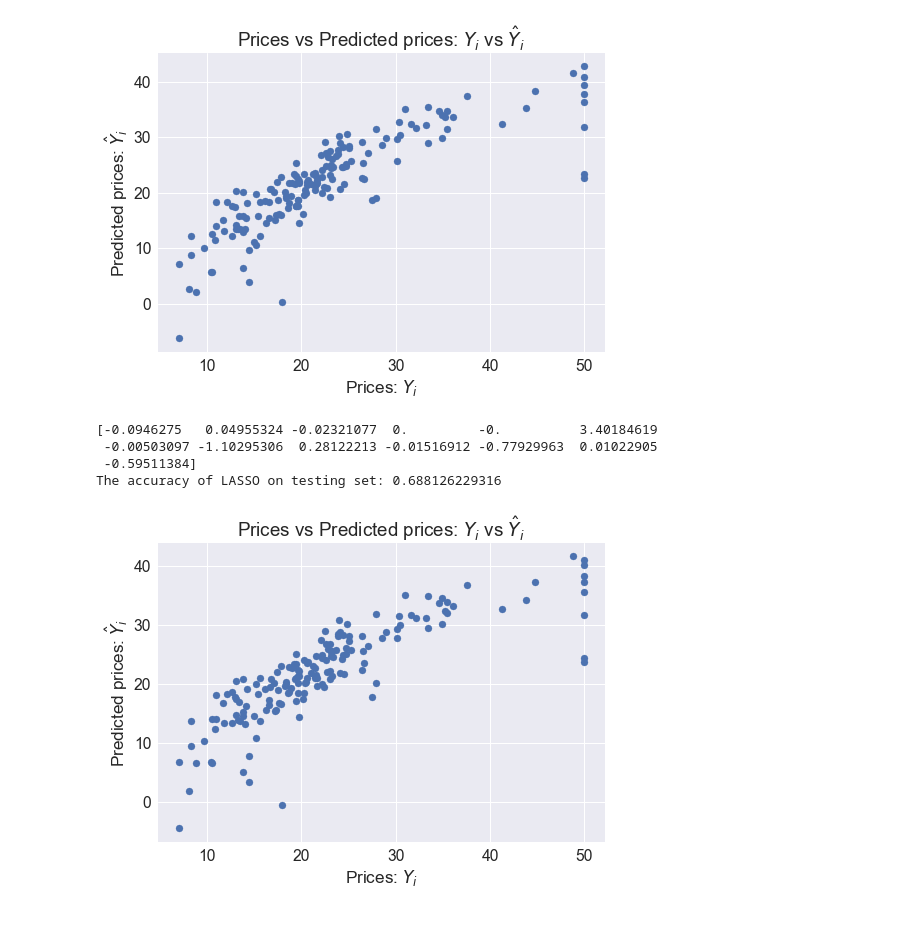
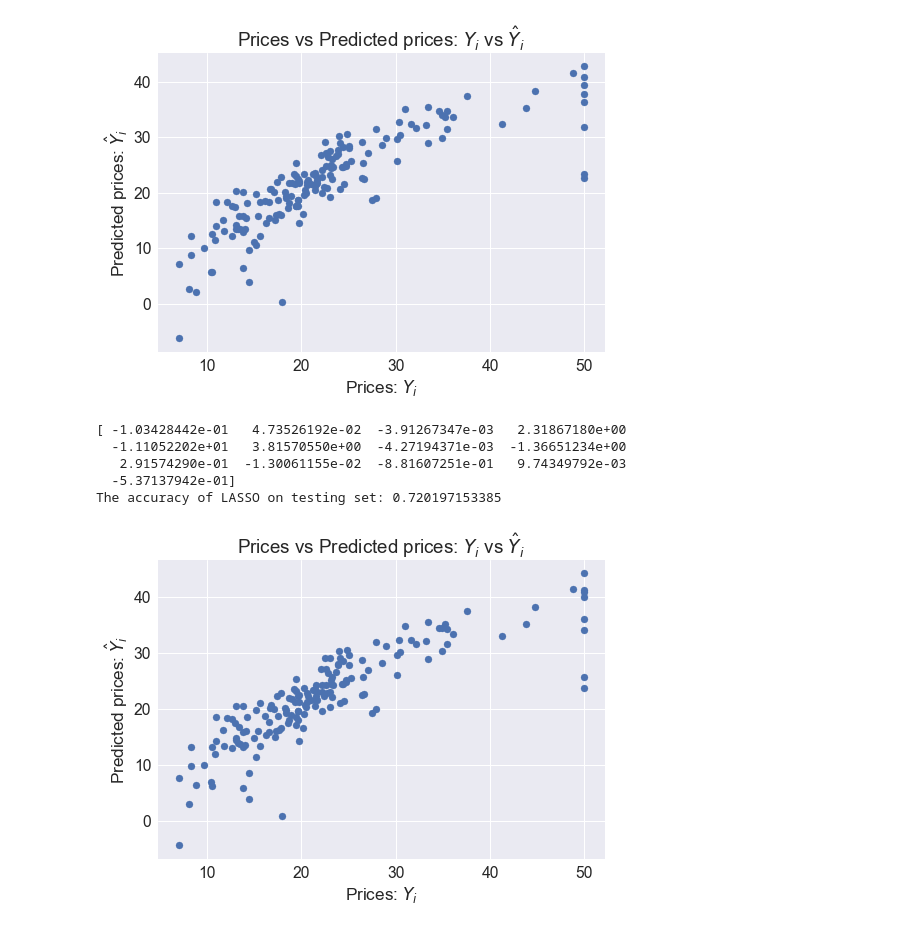
Before and after one commit to spiraleyeld/2nd-ML100Days, a Jupyter notebook: homework/Day_040_HW.ipynb, the cells around one changed output. Saved outputs shown, nothing was run; the diff lists cells and outputs as text; code cells hidden in the pictures.

```diff
--- a/homework/Day_040_HW.ipynb
+++ b/homework/Day_040_HW.ipynb
@@ -122,22 +122,23 @@ print(mse)
 # %%
 from sklearn.linear_model import Lasso
 
-reg = Lasso(alpha=0.2)
+reg = Lasso(alpha=0.02)
 reg.fit(X, y)
 print(reg.coef_) # 印出訓練後的模型參參數
 
 Y_pred = reg.predict(X_test)
 
 plt.scatter(Y_test, Y_pred)
 plt.xlabel("Prices: $Y_i$")
 plt.ylabel("Predicted prices: $\hat{Y}_i$")
 plt.title("Prices vs Predicted prices: $Y_i$ vs $\hat{Y}_i$")
 
 #看訓練好的模型準確度多少
 print('The accuracy of LASSO on testing set:', reg.score(X_test, Y_test))
 # %% [output]
-[-0.0946275   0.04955324 -0.02321077  0.         -0.          3.40184619
- -0.00503097 -1.10295306  0.28122213 -0.01516912 -0.77929963  0.01022905
- -0.59511384]
-The accuracy of LASSO on testing set: 0.688126229316
+[ -1.03428442e-01   4.73526192e-02  -3.91267347e-03   2.31867180e+00
+  -1.11052202e+01   3.81570550e+00  -4.27194371e-03  -1.36651234e+00
+   2.91574290e-01  -1.30061155e-02  -8.81607251e-01   9.74349792e-03
+  -5.37137942e-01]
+The accuracy of LASSO on testing set: 0.720197153385
-[figure, old version]
+[figure, new version]
```
